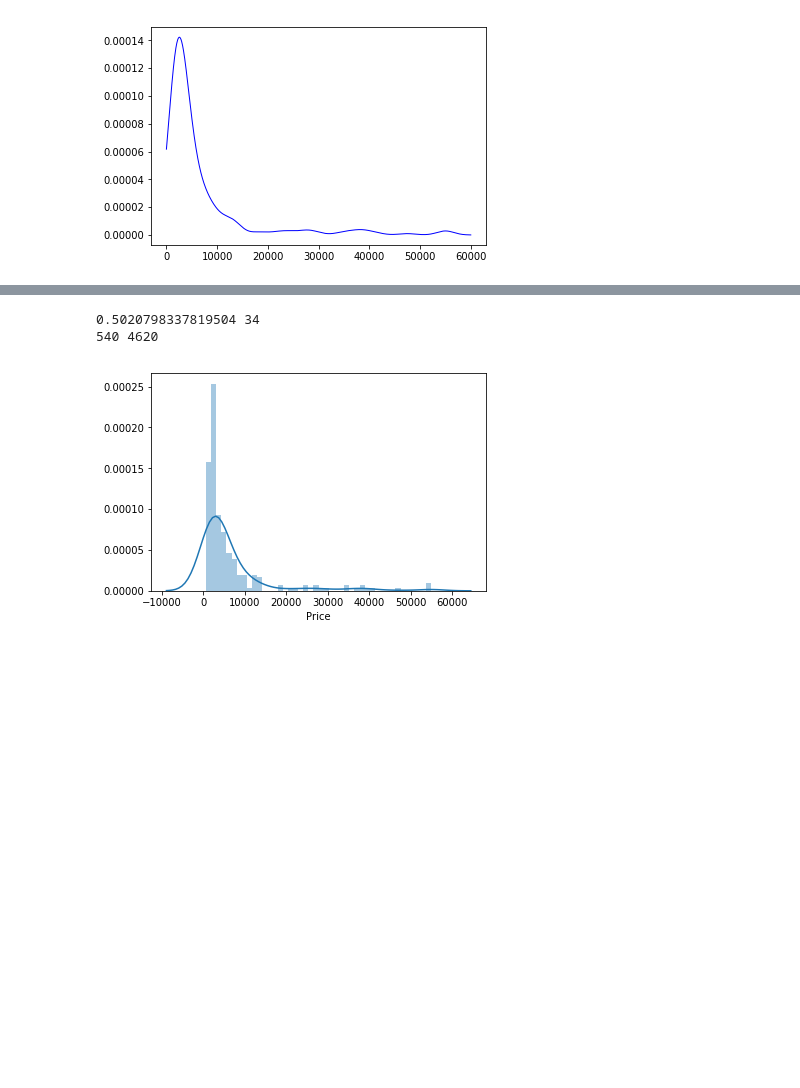
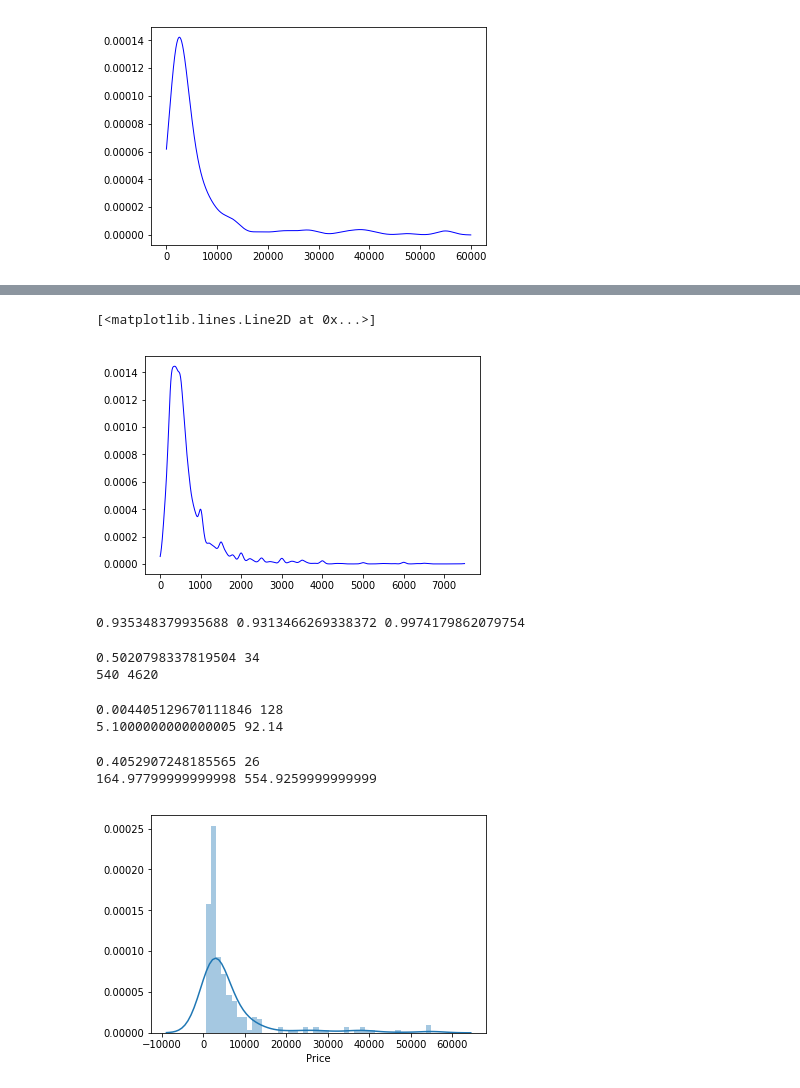
Before and after one commit to princeofpython/IndiaMart-Hackathon-2k19, a Jupyter notebook: phase1.ipynb, the cells around one changed output, grey strips where cells are left out. Saved outputs shown, nothing was run; the diff lists cells and outputs as text; code cells hidden in the pictures; blank space fills up the shorter version.

```diff
--- a/phase1.ipynb
+++ b/phase1.ipynb
@@ -92,3 +186,15 @@ np.sum(pdf)*60
+# %%
+y_grid2=np.linspace(np.amin(npa2),np.amax(npa2),1000)
+ideal2=1.06*(np.std(npa2))*((len(npa2)**(-1/5)))
+pdf2 = kde_scipy(npa2, y_grid2, bandwidth=ideal1*1.8)
+plt.plot(y_grid2, pdf2, color='blue', alpha=1, lw=1)
+# %% [output]
+[<matplotlib.lines.Line2D at 0x...>]
+[figure, added]
+# %%
+print(np.sum(pdf)*60,np.sum(pdf1)*((np.amax(npa1)-np.amin(npa1))/1000),np.sum(pdf2)*((np.amax(npa2)-np.amin(npa2))/1000))
+# %% [output]
+0.935348379935688 0.9313466269338372 0.9974179862079754
 # %%
 f_peak=argrelextrema(pdf, np.greater)[0][0]
 for q in range(f_peak):
@@ -99,6 +205,27 @@ print((f_peak-q)*60,(f_peak+q)*60)
 # %% [output]
 0.5020798337819504 34
 540 4620
+# %%
+f_peak1=argrelextrema(pdf1, np.greater)[0][0]
+q=0
+for q in range(f_peak1):
+  if np.sum(pdf1[f_peak1-q:f_peak1+q])*((np.amax(npa1)-np.amin(npa1))/1000) > 0.5:
+    print(np.sum(pdf[f_peak1-q:f_peak1+q])*((np.amax(npa1)-np.amin(npa1))/1000),q)
+    break
+print((f_peak1-q)*((np.amax(npa1)-np.amin(npa1))/1000),(f_peak1+q)*((np.amax(npa1)-np.amin(npa1))/1000))
+# %% [output]
+0.004405129670111846 128
+5.1000000000000005 92.14
+# %%
+f_peak2=argrelextrema(pdf2, np.greater)[0][0]
+for q in range(f_peak2):
+  if np.sum(pdf2[f_peak2-q:f_peak2+q])*((np.amax(npa2)-np.amin(npa2))/1000) > 0.5:
+    print(np.sum(pdf[f_peak2-q:f_peak2+q])*,q)
+    break
+print((f_peak2-q)*((np.amax(npa2)-np.amin(npa2))/1000),(f_peak2+q)*((np.amax(npa2)-np.amin(npa2))/1000))
+# %% [output]
+0.4052907248185565 26
+164.97799999999998 554.9259999999999
 # %%
 sns.distplot(drilldf['Price'][1:]);
 # %% [output]
```
Also changed, not shown: parts of 15 cells of this notebook.
